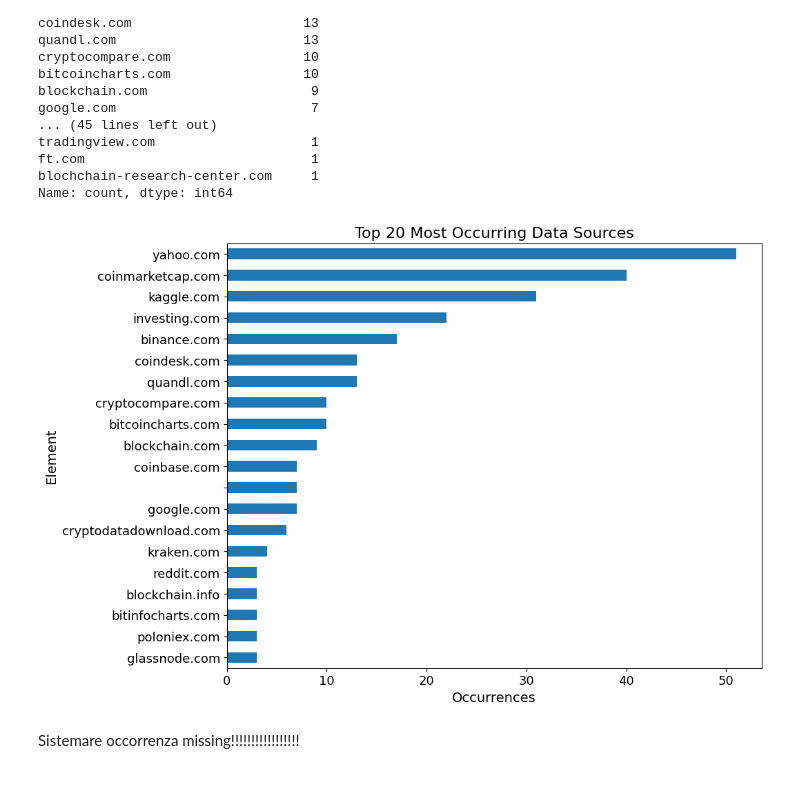
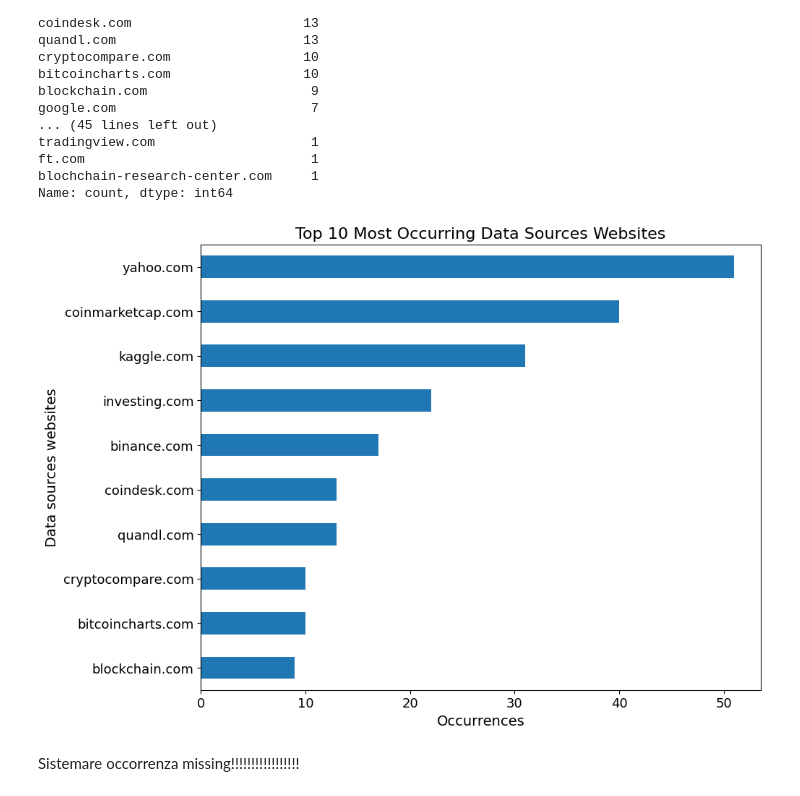
Before and after one commit to tutinz/Survey-on-Bitcoin-Price-Prediction, a Jupyter notebook: surveyBitcoinPricePrediction.ipynb, the cells around one changed output. Drawn from its saved outputs; the diff is of its cells as text; code cells hidden in the pictures.

```diff
--- a/surveyBitcoinPricePrediction.ipynb
+++ b/surveyBitcoinPricePrediction.ipynb
@@ -464,20 +464,20 @@ blochchain-research-center.com     1
 Name: count, dtype: int64
 # %%
 # Sort the occurrences in descending order and select the top 20
-occurrences_sorted = occurrences.sort_values(ascending=False).head(20)
+occurrences_sorted = occurrences.sort_values(ascending=False).head(10)
 
 # Plot a horizontal bar graph
 plt.figure(figsize=(10, 8))
 occurrences_sorted.plot(kind='barh')
-plt.title('Top 20 Most Occurring Data Sources', fontsize=16)  # Increase title font size
+plt.title('Top 10 Most Occurring Data Sources Websites', fontsize=16)  # Increase title font size
 plt.xlabel('Occurrences', fontsize=14)  # Increase x-label font size
 plt.ylabel('Data sources websites', fontsize=14)  # Increase y-label font size
 plt.xticks(fontsize=13)  # Increase x-axis tick label font size
 plt.yticks(fontsize=13)  # Increase y-axis label font size
 plt.gca().invert_yaxis()  # Invert y-axis to display the most frequent element at the top
 plt.show()
 # %% [output]
-[figure, old version]
+[figure, new version]
 # %% [markdown]
 Sistemare occorrenza missing!!!!!!!!!!!!!!!!!
 # %% [markdown]
```
Also changed, not shown: parts of 11 cells of this notebook.
